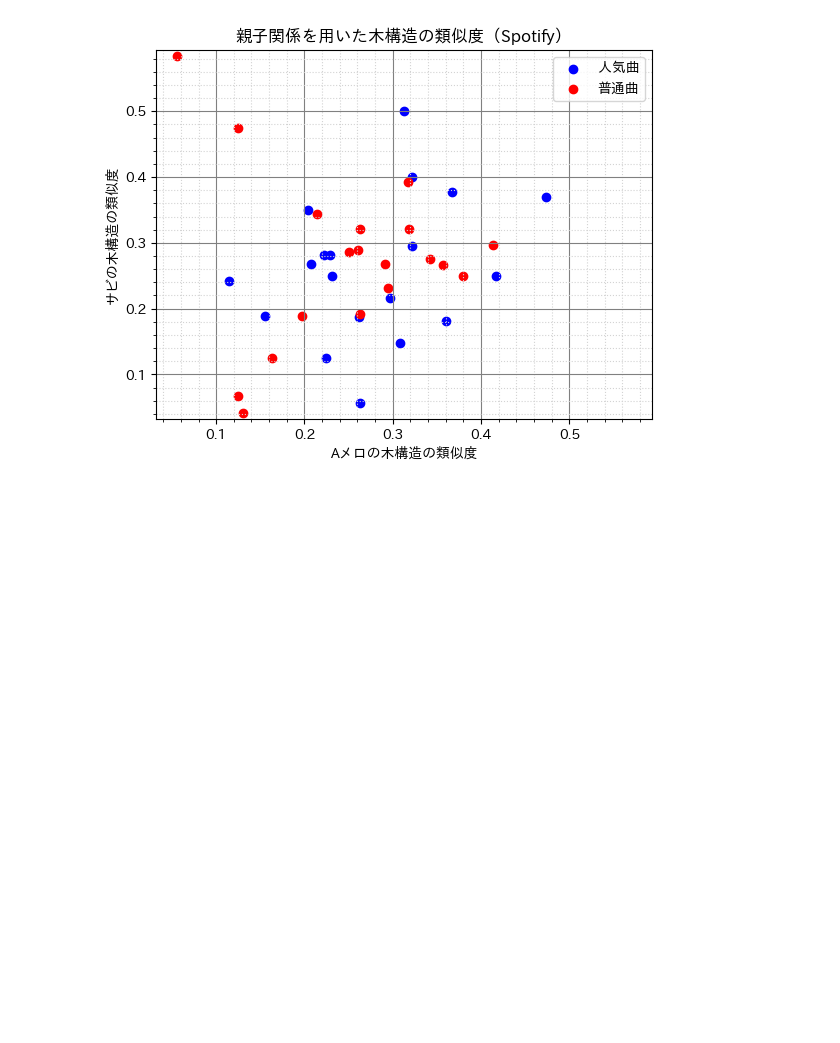
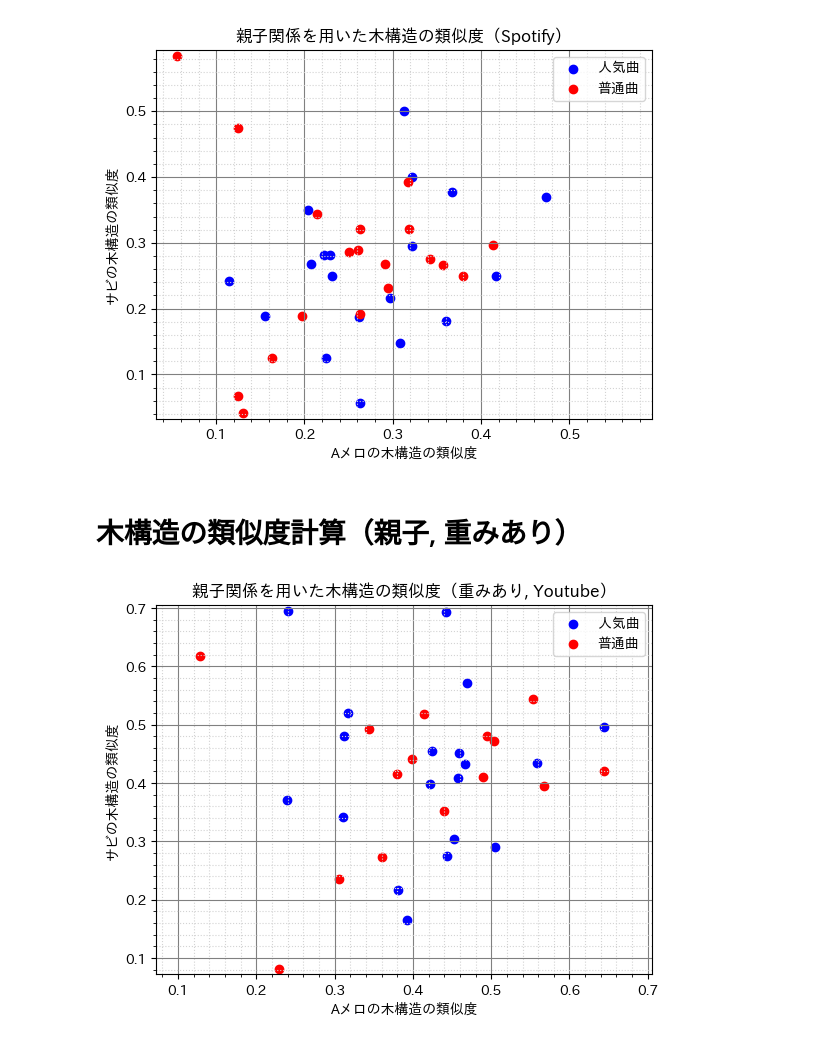
Before and after one commit to tsubasasugawara/lyrics_melody_analyzer, a Jupyter notebook: notebooks/ALL.ipynb, the cells around one changed output. Saved outputs shown, nothing was run; the diff lists cells and outputs as text; code cells hidden in the pictures; blank space fills up the shorter version.

```diff
--- a/notebooks/ALL.ipynb
+++ b/notebooks/ALL.ipynb
@@ -187,3 +187,41 @@ plt.grid(which='major', color='gray', linestyle='solid')
 plt.grid(which='minor', color='lightgray', linestyle='dotted')
 # %% [output]
 [figure]
+# %% [markdown]
+# 木構造の類似度計算（親子, 重みあり）
+# %%
+df_ts_yorushika = pd.read_csv("csv/ヨルシカ_tspc_w1_20231119.csv")
+df_ts_greeeen = pd.read_csv("csv/GReeeeN_tspc_w1_20231119.csv")
+tree_similarity = pd.concat([pd.concat([df_yorushika, df_ts_yorushika], axis=1), pd.concat([df_greeeen, df_ts_greeeen], axis=1)], axis=0)
+tree_similarity = tree_similarity.dropna(subset=["numerator_A", "denominator_A", "numerator_S", "denominator_S"])
+
+tree_similarity[RATE_A] = tree_similarity.numerator_A / tree_similarity.denominator_A
+tree_similarity[RATE_S] = tree_similarity.numerator_S / tree_similarity.denominator_S
+
+x_max_ts = tree_similarity.RateA.max()
+x_min_ts = tree_similarity.RateA.min()
+y_max_ts = tree_similarity.RateS.max()
+y_min_ts = tree_similarity.RateS.min()
+
+xy_max_ts = max(x_max_ts, y_max_ts) + 0.01
+xy_min_ts = min(x_min_ts, y_min_ts) - 0.01
+# %%
+sort_by_youtube = tree_similarity.dropna(subset=["youtube_url"]).sort_values("youtube_play_times", ascending=False)
+center == len(sort_by_youtube) // 2
+pop_youtube = sort_by_youtube[:center]
+unpop_youtube = sort_by_youtube[center:]
+
+plt.scatter(x=RATE_A, y=RATE_S, data=pop_youtube, color='blue', label='人気曲')
+plt.scatter(x=RATE_A, y=RATE_S, data=unpop_youtube, color='red', label='普通曲')
+
+plt.title("親子関係を用いた木構造の類似度（重みあり, Youtube）")
+plt.xlabel("Aメロの木構造の類似度")
+plt.ylabel("サビの木構造の類似度")
+plt.xlim(xy_min_ts, xy_max_ts)
+plt.ylim(xy_min_ts, xy_max_ts)
+plt.legend()
+plt.minorticks_on()
+plt.grid(which='major', color='gray', linestyle='solid')
+plt.grid(which='minor', color='lightgray', linestyle='dotted')
+# %% [output]
+[figure, added]
```
Also changed, not shown: parts of 1 cell of this notebook, 9 other files.
